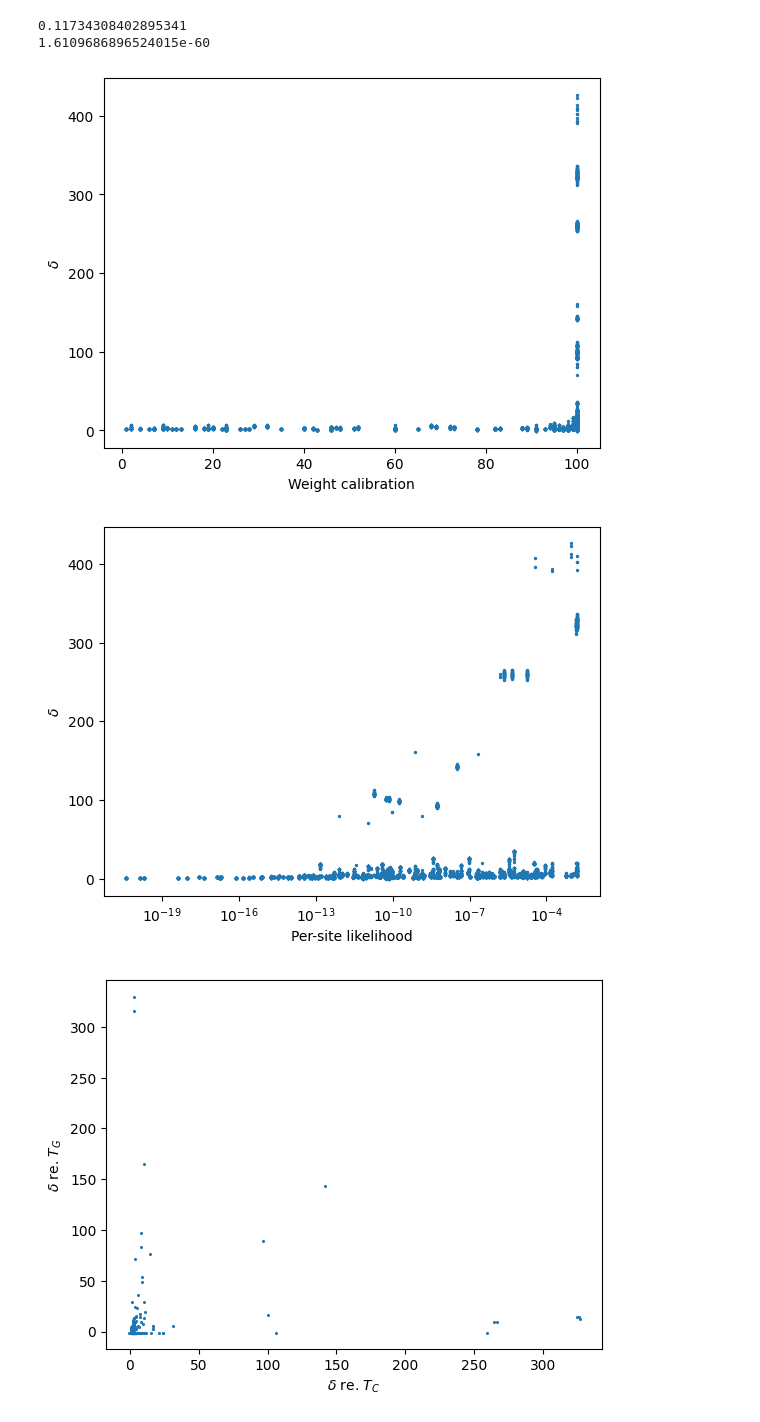
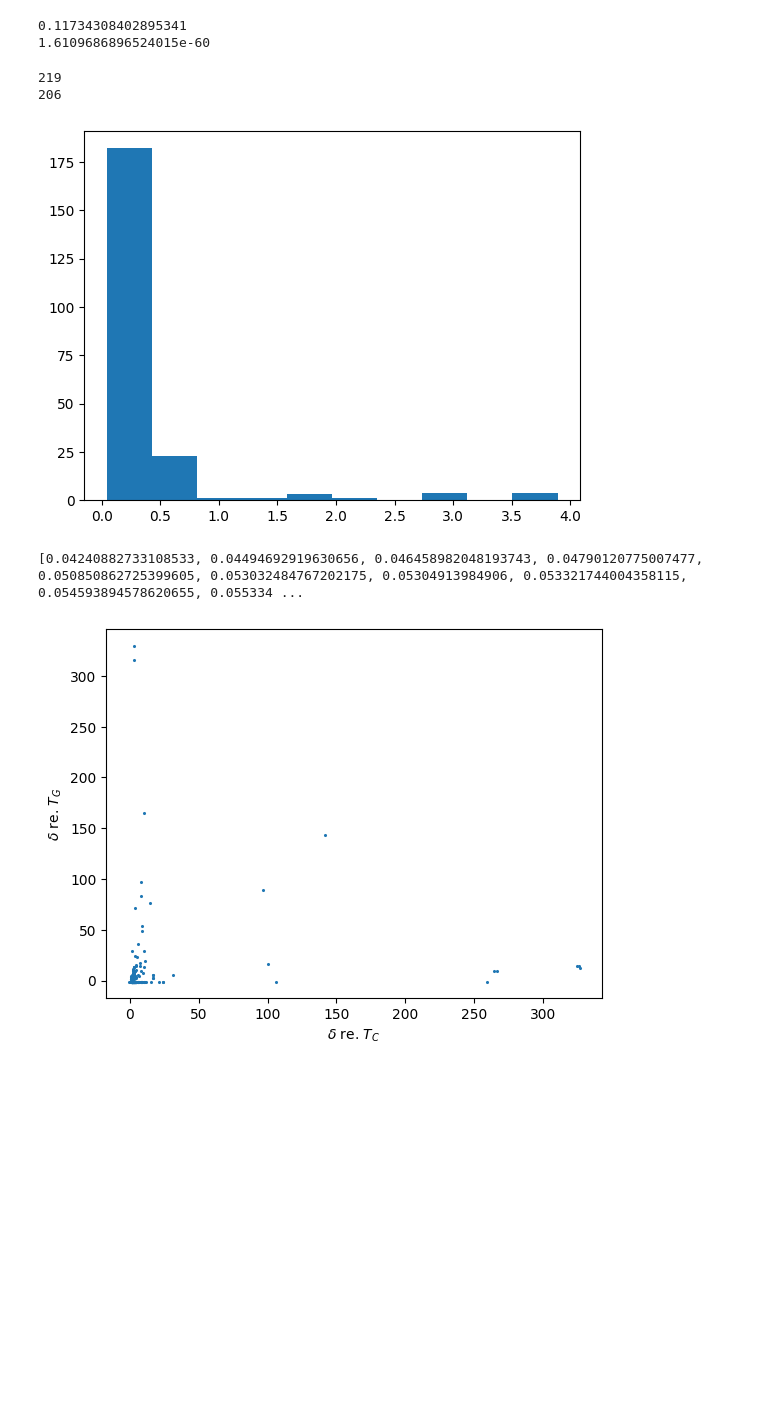
Before and after one commit to luisevonderwiese/mt_scripts, a Jupyter notebook: case_study_elena/DeltaAnalysis.ipynb, the cells around one changed output. Cells and saved outputs as stored; diff of their text form; code cells hidden in the pictures; blank space fills up the shorter version.

Commit message:
Quantify Fluctuations Delta Statistics

```diff
--- a/case_study_elena/DeltaAnalysis.ipynb
+++ b/case_study_elena/DeltaAnalysis.ipynb
@@ -639,36 +639,69 @@ def delta_analysis(base_tree_name, n):
     site_lhs = get_site_lh_raw(base_tree_name + ".tree", alignment_name, False)
     weight_calibration = get_weight_calibration(base_tree_name + ".tree", alignment_name)
     delta_bins = []
     all_deltas = []
     for i in range(n-1):
         tree_name = base_tree_name + "_root=NODE_" + str(i) + ".tree"
         deltas = get_deltas(tree_name, alignment_name)
         all_deltas.append(deltas)
         if len(delta_bins) == 0:
             for delta in deltas:
                 delta_bins.append([delta])
         else:
             for (b, delta) in enumerate(deltas):
                 delta_bins[b].append(delta)
 
     plt.xlabel("Weight calibration")
     plt.ylabel("$\delta$")
     for deltas in all_deltas:
         plt.scatter(weight_calibration, deltas, color=default_blue, s=2)
     plt.show()
 
     fig, ax = plt.subplots()
     ax.set_xscale('log')
     plt.xlabel("Per-site likelihood")
     plt.ylabel("$\delta$")
     for deltas in all_deltas:
         plt.scatter(site_lhs, deltas, color=default_blue, s=2)
     plt.show()
 
-delta_analysis("cognate_ie_compatible", 46)
+
+def measure_fluctuations(base_tree_name, n):
+    alignment_name = "morpho_filtered_indsToUse.phy"
+    delta_bins = []
+    all_deltas = []
+    rel_vars = []
+    cnt = 0
+    for i in range(n-1):
+        tree_name = base_tree_name + "_root=NODE_" + str(i) + ".tree"
+        deltas = get_deltas(tree_name, alignment_name)
+        all_deltas.append(deltas)
+        if len(delta_bins) == 0:
+            for delta in deltas:
+                delta_bins.append([delta])
+        else:
+            for (b, delta) in enumerate(deltas):
+                delta_bins[b].append(delta)
+    for delta_bin in delta_bins:
+        rel_var = np.std(delta_bin) / abs(np.mean(delta_bin))
+        if rel_var >= 1:
+            cnt += 1
+        rel_vars.append(rel_var)
+    print(len(rel_vars))
+    print(str(len(rel_vars) - cnt))
+    plt.hist(rel_vars)
+    plt.show()
+    rel_vars.sort()
+    print(rel_vars)
+
+
+#delta_analysis("cognate_ie_compatible", 46)
+measure_fluctuations("cognate_ie_compatible", 46)
 # %% [output]
+219
+206
-[figure, old version]
+[figure, new version]
-[figure, removed]
+[0.04240882733108533, 0.04494692919630656, 0.046458982048193743, 0.04790120775007477, 0.050850862725399605, 0.053032484767202175, 0.05304913984906, 0.053321744004358115, 0.054593894578620655, 0.055334 ...
 # %%
 
 alignment_name = "morpho_filtered_indsToUse.phy"
```
